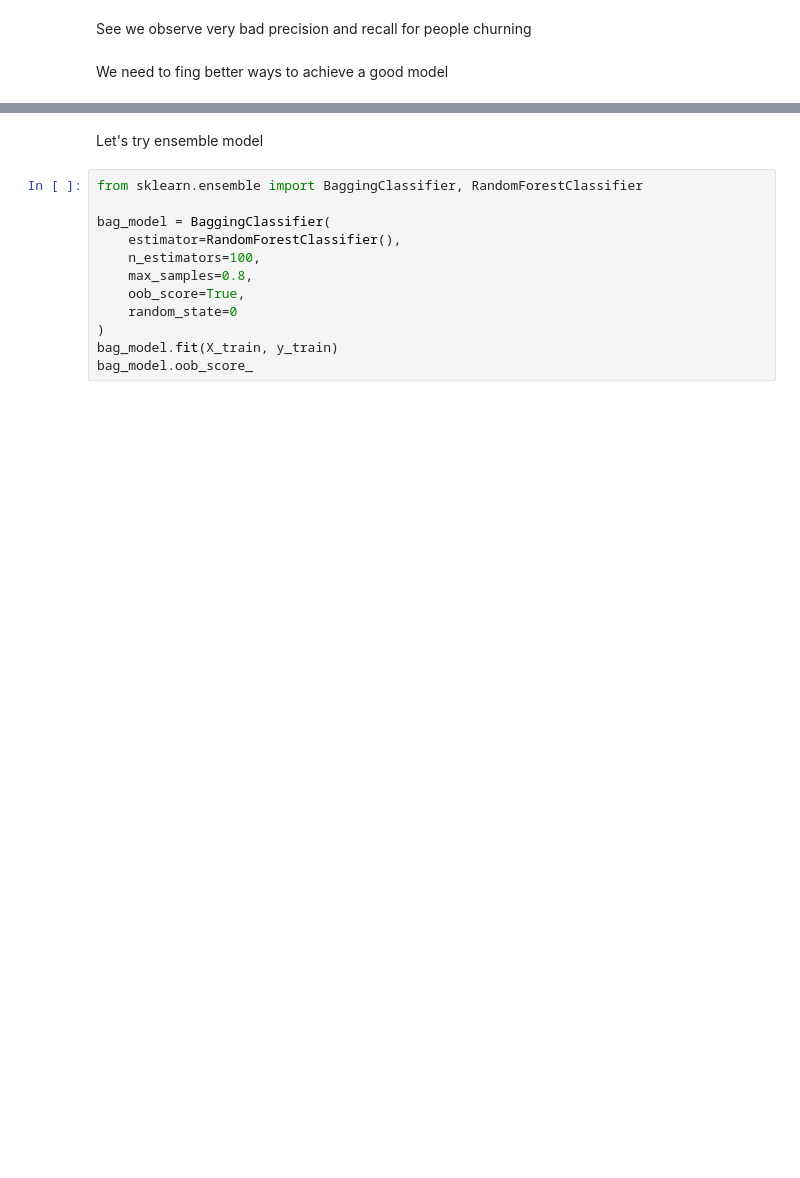
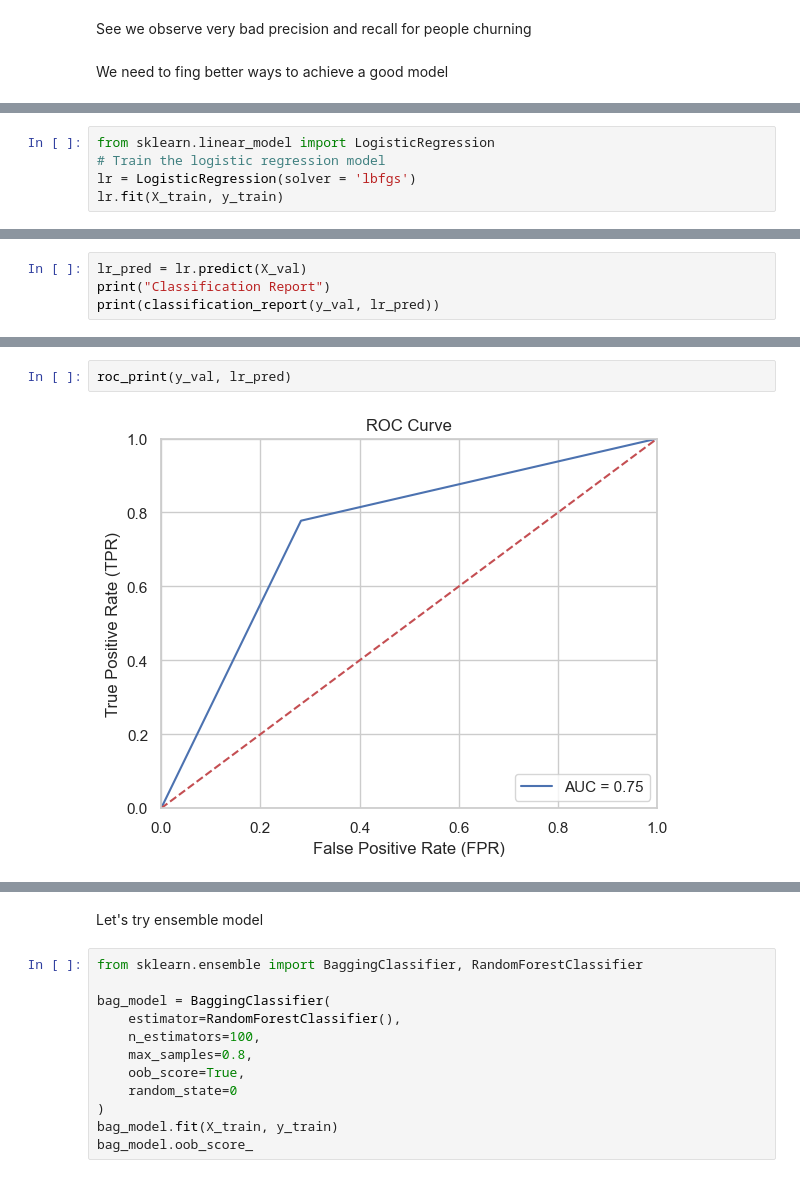
Before and after one commit to RonanRibouletPython/Customer_Churn_Prediction_Project, a Jupyter notebook: notebook/model_experiments.ipynb, the cells around one changed output, grey strips where cells are left out. Cells and saved outputs as stored; diff of their text form; blank space fills up the shorter version.

Commit message:
Model training achieved

```diff
--- a/notebook/model_experiments.ipynb
+++ b/notebook/model_experiments.ipynb
@@ -751,0 +826,5 @@ We need to fing better ways to achieve a good model
+# %%
+from sklearn.linear_model import LogisticRegression
+# Train the logistic regression model
+lr = LogisticRegression(solver = 'lbfgs')
+lr.fit(X_train, y_train)
@@ -751,0 +833,4 @@ We need to fing better ways to achieve a good model
+# %%
+lr_pred = lr.predict(X_val)
+print("Classification Report")
+print(classification_report(y_val, lr_pred))
@@ -751,0 +855,4 @@ We need to fing better ways to achieve a good model
+# %%
+roc_print(y_val, lr_pred)
+# %% [output]
+[figure, added]
```
Also changed, not shown: parts of 58 cells of this notebook, 4 other files.
